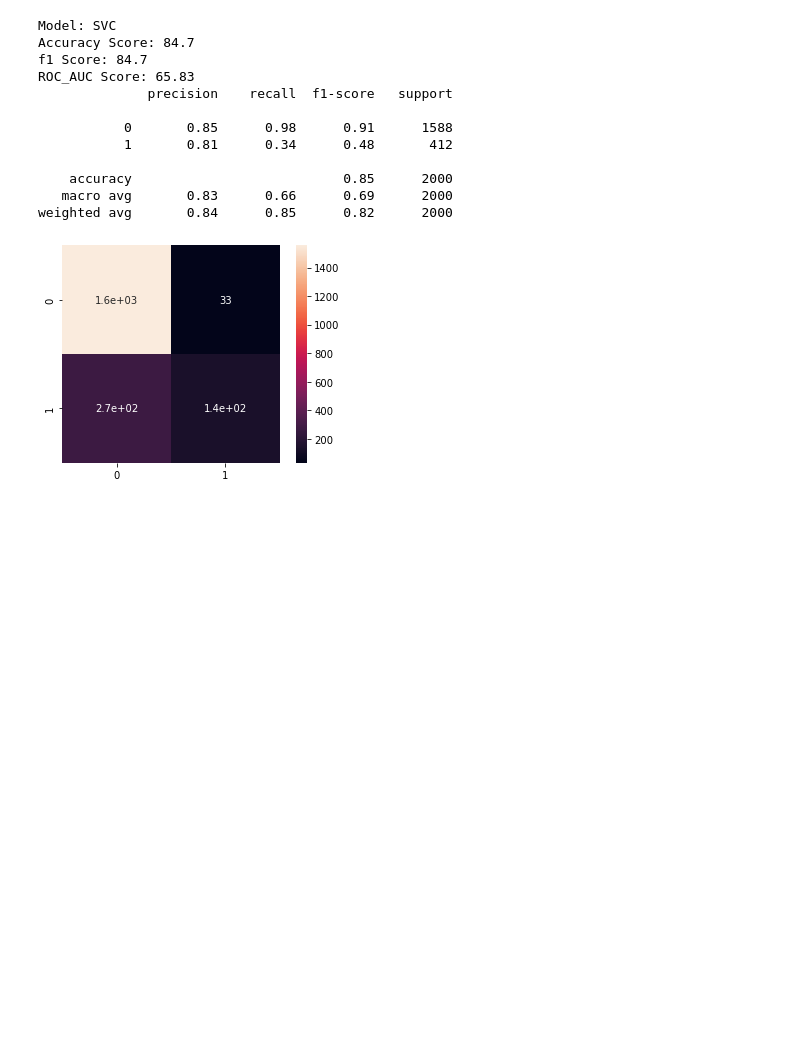
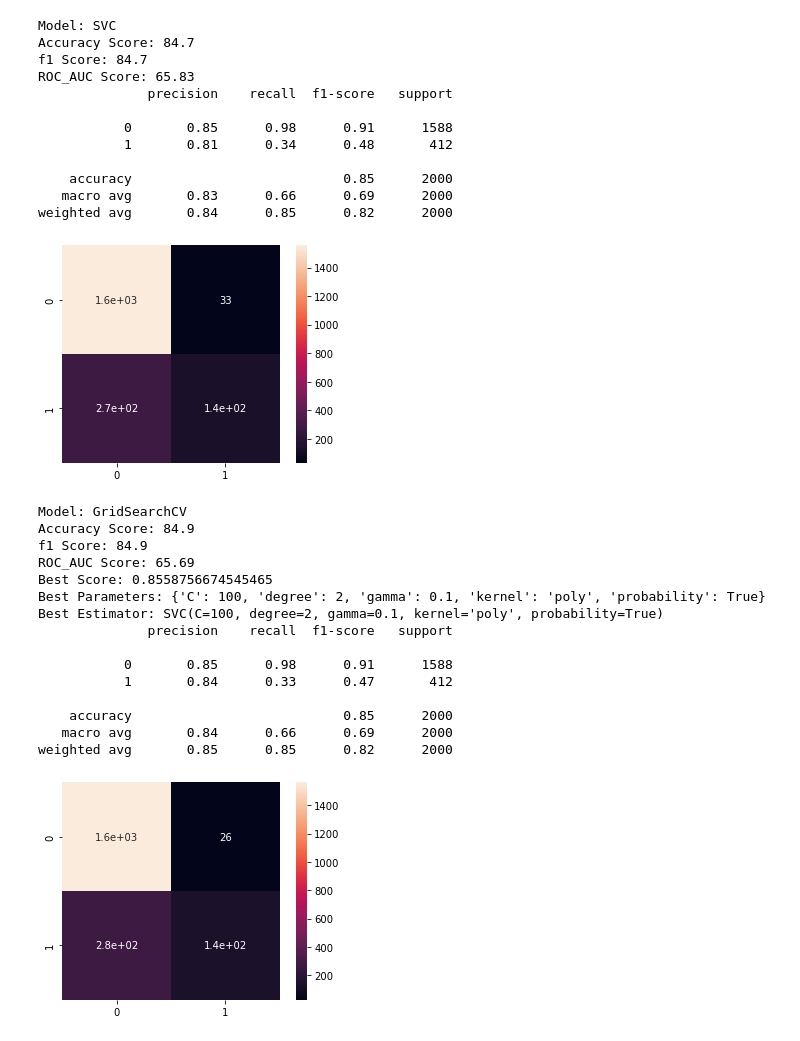
Before and after one commit to gopalsambrekar/Churn_Prediction_ML_Models, a Jupyter notebook: Churn_prediction.ipynb, the cells around one changed output. Saved outputs shown, nothing was run; the diff lists cells and outputs as text; code cells hidden in the pictures; blank space fills up the shorter version.

```diff
--- a/Churn_prediction.ipynb
+++ b/Churn_prediction.ipynb
@@ -395,15 +395,32 @@ ROC_AUC Score: 65.83
 weighted avg       0.84      0.85      0.82      2000
 [figure]
 # %%
-## SUPPORT VECTOR MACHINE WITH POLYNOMINAL KERNEL
+# SUPPORT VECTOR MACHINE WITH POLYNOMINAL KERNEL
 param_grid = {
     'C': [0.5,1,10,50,100],
     'gamma': [0.1,0.01,0.001]
     ,'probability':[True],
-    'kernel': ['poly', 'rbf'],
+    'kernel': ['poly'],
     'degree':[2,3]
     }
 
 SVM_POL = GridSearchCV(SVC(), param_grid, cv=3, refit=True, verbose=0, )
 SVM_POL.fit(X_train,y_train)
 predict_model(SVM_POL)
+# %% [output]
+Model: GridSearchCV
+Accuracy Score: 84.9
+f1 Score: 84.9
+ROC_AUC Score: 65.69
+Best Score: 0.8558756674545465
+Best Parameters: {'C': 100, 'degree': 2, 'gamma': 0.1, 'kernel': 'poly', 'probability': True}
+Best Estimator: SVC(C=100, degree=2, gamma=0.1, kernel='poly', probability=True)
+              precision    recall  f1-score   support
+
+           0       0.85      0.98      0.91      1588
+           1       0.84      0.33      0.47       412
+
+    accuracy                           0.85      2000
+   macro avg       0.84      0.66      0.69      2000
+weighted avg       0.85      0.85      0.82      2000
+[figure, added]
```
